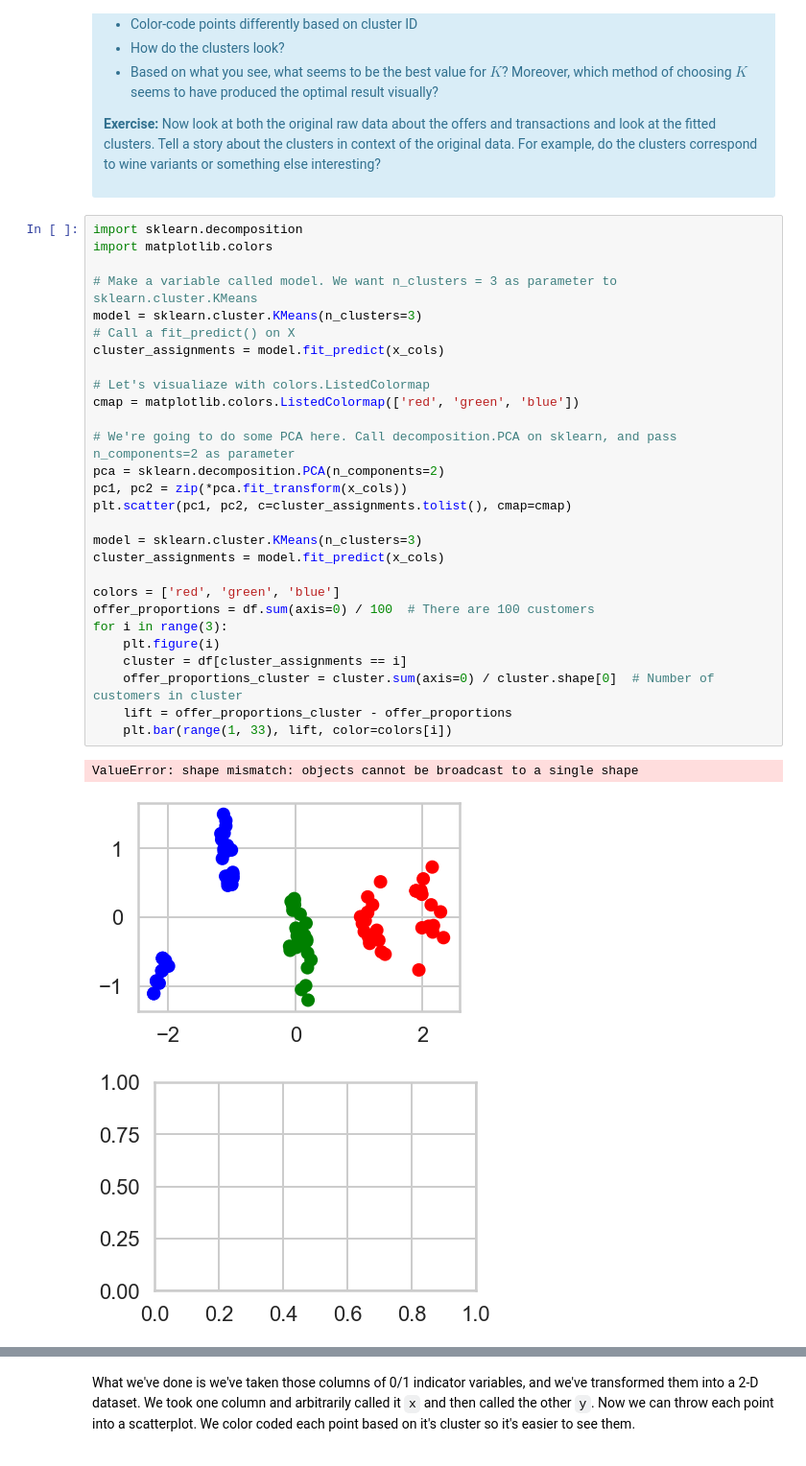
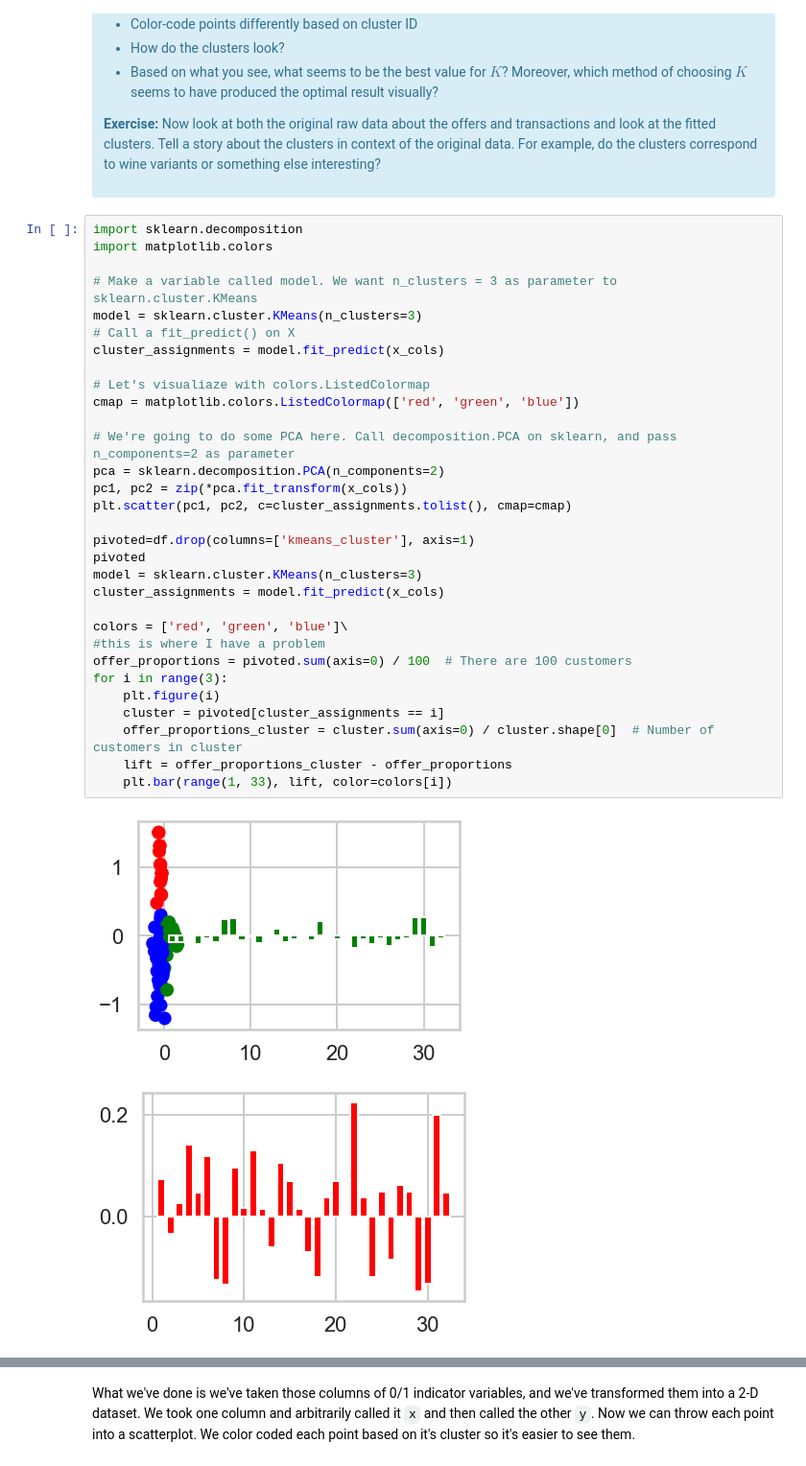
Before and after one commit to seguln36/Springboard, a Jupyter notebook: Clustering Case Study - Customer Segmentation with K-Means - Tier 3 (1).ipynb, the cells around one changed output, grey strips where cells are left out. Shown at 96% size. Saved outputs shown, nothing was run; the diff lists cells and outputs as text.

```diff
--- a/Clustering Case Study - Customer Segmentation with K-Means - Tier 3 (1).ipynb
+++ b/Clustering Case Study - Customer Segmentation with K-Means - Tier 3 (1).ipynb
@@ -373,32 +366,34 @@ This is only one use of PCA for dimension reduction. We can also use PCA when we
 # %%
 import sklearn.decomposition
 import matplotlib.colors
 
 # Make a variable called model. We want n_clusters = 3 as parameter to sklearn.cluster.KMeans
 model = sklearn.cluster.KMeans(n_clusters=3)
 # Call a fit_predict() on X
 cluster_assignments = model.fit_predict(x_cols)
 
 # Let's visualiaze with colors.ListedColormap
 cmap = matplotlib.colors.ListedColormap(['red', 'green', 'blue'])
 
 # We're going to do some PCA here. Call decomposition.PCA on sklearn, and pass n_components=2 as parameter
 pca = sklearn.decomposition.PCA(n_components=2)
 pc1, pc2 = zip(*pca.fit_transform(x_cols))
 plt.scatter(pc1, pc2, c=cluster_assignments.tolist(), cmap=cmap)
 
+pivoted=df.drop(columns=['kmeans_cluster'], axis=1)
+pivoted
 model = sklearn.cluster.KMeans(n_clusters=3)
 cluster_assignments = model.fit_predict(x_cols)
 
-colors = ['red', 'green', 'blue']
-offer_proportions = df.sum(axis=0) / 100  # There are 100 customers
+colors = ['red', 'green', 'blue']\
+#this is where I have a problem
+offer_proportions = pivoted.sum(axis=0) / 100  # There are 100 customers
 for i in range(3):
     plt.figure(i)
-    cluster = df[cluster_assignments == i]
+    cluster = pivoted[cluster_assignments == i]
     offer_proportions_cluster = cluster.sum(axis=0) / cluster.shape[0]  # Number of customers in cluster
     lift = offer_proportions_cluster - offer_proportions
     plt.bar(range(1, 33), lift, color=colors[i])
 # %% [output]
-ValueError: shape mismatch: objects cannot be broadcast to a single shape
-[figure, old version]
+[figure, new version]
-[figure, old version]
+[figure, new version]
```
Also changed, not shown: parts of 8 cells of this notebook.
